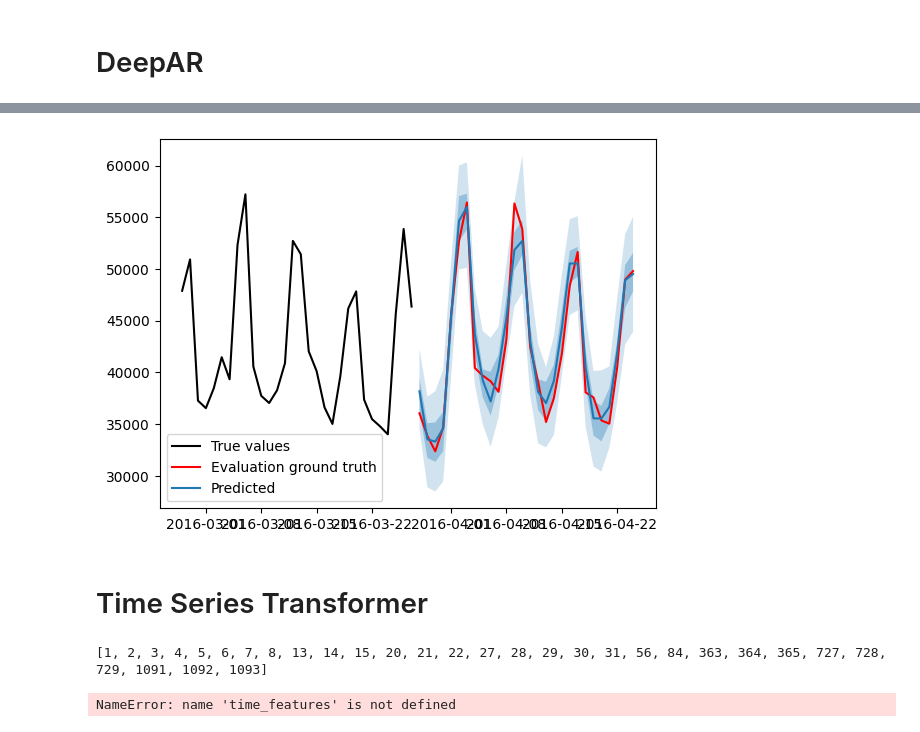
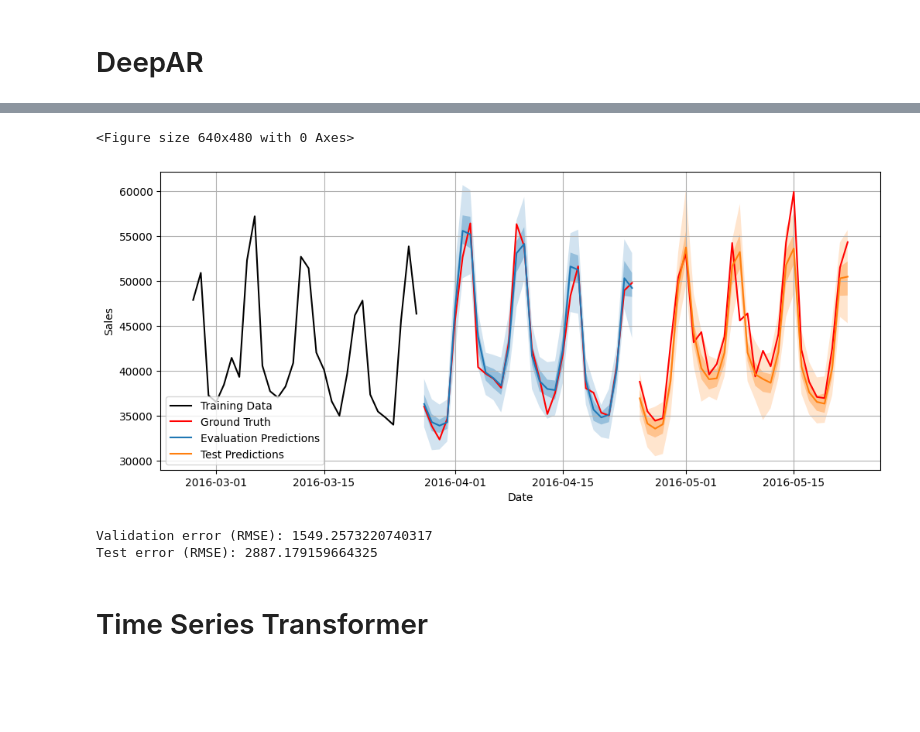
Before and after one commit to alanglk/KISA_ITSDA, a Jupyter notebook: TSF/time_series_forecasting.ipynb, the cells around one changed output, grey strips where cells are left out. Saved outputs shown, nothing was run; the diff lists cells and outputs as text; code cells hidden in the pictures; blank space fills up the shorter version.

Commit message:
DeepAR terminado. Se han juntado los dos notebooks

```diff
--- a/TSF/time_series_forecasting.ipynb
+++ b/TSF/time_series_forecasting.ipynb
@@ -206,48 +389,48 @@ Epoch 4, global step 250: 'train_loss' reached 9.38051 (best 9.38051), saving mo
+# %%
+model_path = "./models/DeepAR_v0.3"
+
+# Train the model if a model path is not set
+if os.path.exists(model_path):
+    model = Predictor.deserialize(Path(model_path))
+else:
+    lags_sequence = get_lags_for_frequency(training_data.freq)
+    lags_sequence = None
+    model = DeepAREstimator(
+        prediction_length=28, freq="D", trainer_kwargs={"max_epochs": 100}, lags_seq=lags_sequence
+    ).train(training_data=training_data, validation_data=eval_data)
+
+    os.mkdir(model_path)
+    model.serialize(Path(model_path))
 # %%
-forecasts = list(model.predict(training_data))
+val_forecast   = list(model.predict(training_data))[0]
+test_forecast  = list(model.predict(eval_data))[0]
 
 # Plot predictions
 plt.tight_layout()
-plt.plot(training_df.index[-30:], training_df.values[-30:], color="black")
-plt.plot(eval_df.index, eval_df.values, color = "red")
-# plt.plot(test_df.index, test_df.values, color = "red")
-for forecast in forecasts:
-  forecast.plot()
-plt.legend(["True values", "Evaluation ground truth", "Predicted"], loc="lower left")
+plt.figure(figsize=(12, 5))
+plt.plot(training_df.index[-30:], training_df.values[-30:], color="black", label = "Training Data")
+plt.plot(eval_df.index, eval_df.values, color = "red", label = "Ground Truth")
+plt.plot(test_df.index, test_df.values, color = "red")
+
+val_forecast.plot(name="Evaluation Predictions")
+test_forecast.plot(name="Test Predictions")
+
+#plt.legend(["Training Data", "Ground Truth", "Ground Truth", "Evaluation Predictions", None, None, "Test Predictions"], loc="lower left")
+plt.legend(loc = "lower left")
+plt.grid()
+plt.xlabel("Date")
+plt.ylabel("Sales")
 plt.show()
 # %% [output]
+<Figure size 640x480 with 0 Axes>
-[figure, old version]
+[figure, new version]
+# %%
+val_error   = np.sqrt(mean_squared_error(eval_df.values, val_forecast.mean))
+test_error  = np.sqrt(mean_squared_error(test_df.values, test_forecast.mean))
+print(f"Validation error (RMSE): {val_error}")
+print(f"Test error (RMSE): {test_error}")
+# %% [output]
+Validation error (RMSE): 1549.2573220740317
+Test error (RMSE): 2887.179159664325
 # %% [markdown]
 # Time Series Transformer
-# %%
-from transformers import TimeSeriesTransformerConfig, TimeSeriesTransformerForPrediction
-from gluonts.time_feature import get_lags_for_frequency
-
-lags_sequence = get_lags_for_frequency("D")
-print(lags_sequence)
-
-config = TimeSeriesTransformerConfig(
-    prediction_length=28,
-    # context length:
-    context_length=28 * 2,
-    # lags coming from helper given the freq:
-    lags_sequence=lags_sequence,
-    # we'll add 2 time features ("month of year" and "age", see further):
-    num_time_features=1,
-    # we have a single static categorical feature, namely time series ID:
-    num_static_categorical_features=1,
-    # it has 366 possible values:
-    cardinality=[len(train_dataset)],
-    # the model will learn an embedding of size 2 for each of the 366 possible values:
-    embedding_dimension=[2],
-
-    # transformer params:
-    encoder_layers=4,
-    decoder_layers=4,
-    d_model=32,
-)
-
-model = TimeSeriesTransformerForPrediction(config)
-# %% [output]
-[1, 2, 3, 4, 5, 6, 7, 8, 13, 14, 15, 20, 21, 22, 27, 28, 29, 30, 31, 56, 84, 363, 364, 365, 727, 728, 729, 1091, 1092, 1093]
-NameError: name 'time_features' is not defined
```
Also changed, not shown: parts of 12 cells of this notebook, 14 other files.
